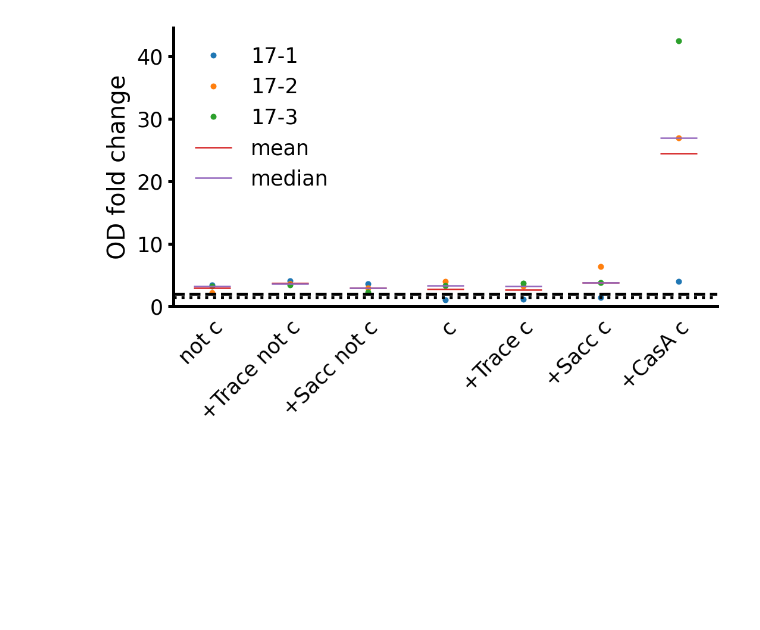
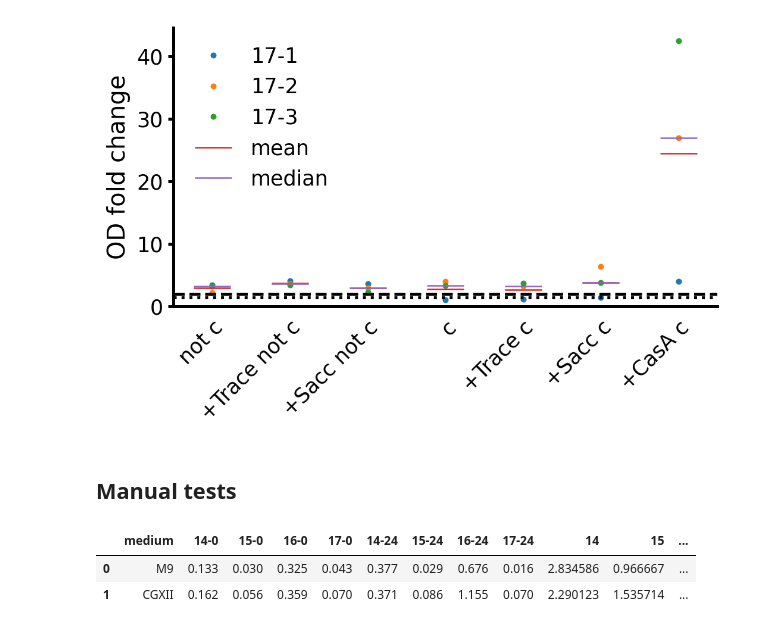
Before and after one commit to draeger-lab/C_striatum_wetlab, a Jupyter notebook: growth_binary/growth_binary.ipynb, the cells around one changed output. Cells and saved outputs as stored; diff of their text form; code cells hidden in the pictures; blank space fills up the shorter version.

Commit message:
new binary data #6

```diff
--- a/growth_binary/growth_binary.ipynb
+++ b/growth_binary/growth_binary.ipynb
@@ -271,3 +271,15 @@ plt.tight_layout()
 plt.savefig('growth_binary_figures/special_screening/CGXII_'+ strain + '_230117.png')
 # %% [output]
 [figure]
+# %% [markdown]
+## Manual tests
+# %%
+man = pd.read_csv('growth_binary_results/221019.csv')
+strains = ['14', '15', '16', '17']
+for strain in strains:
+    man[strain] = man[strain+'-24'] / man[strain+'-0']
+man
+# %% [output]
+|  | medium | 14-0 | 15-0 | 16-0 | 17-0 | 14-24 | 15-24 | 16-24 | 17-24 | 14 | 15 | ... |
+| 0 | M9 | 0.133 | 0.030 | 0.325 | 0.043 | 0.377 | 0.029 | 0.676 | 0.016 | 2.834586 | 0.966667 | ... |
+| 1 | CGXII | 0.162 | 0.056 | 0.359 | 0.070 | 0.371 | 0.086 | 1.155 | 0.070 | 2.290123 | 1.535714 | ... |
```
Also changed, not shown: 4 other files.
